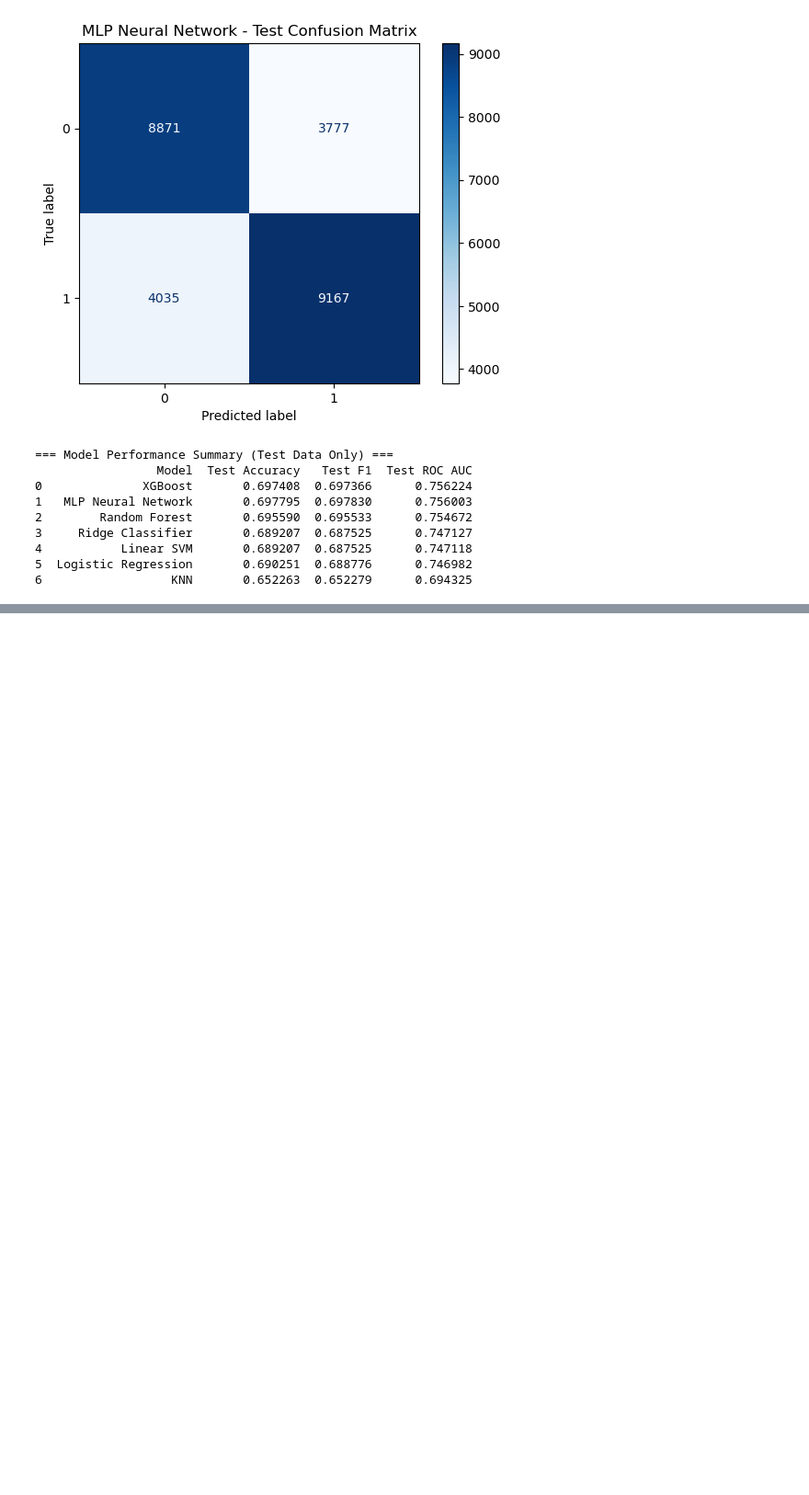
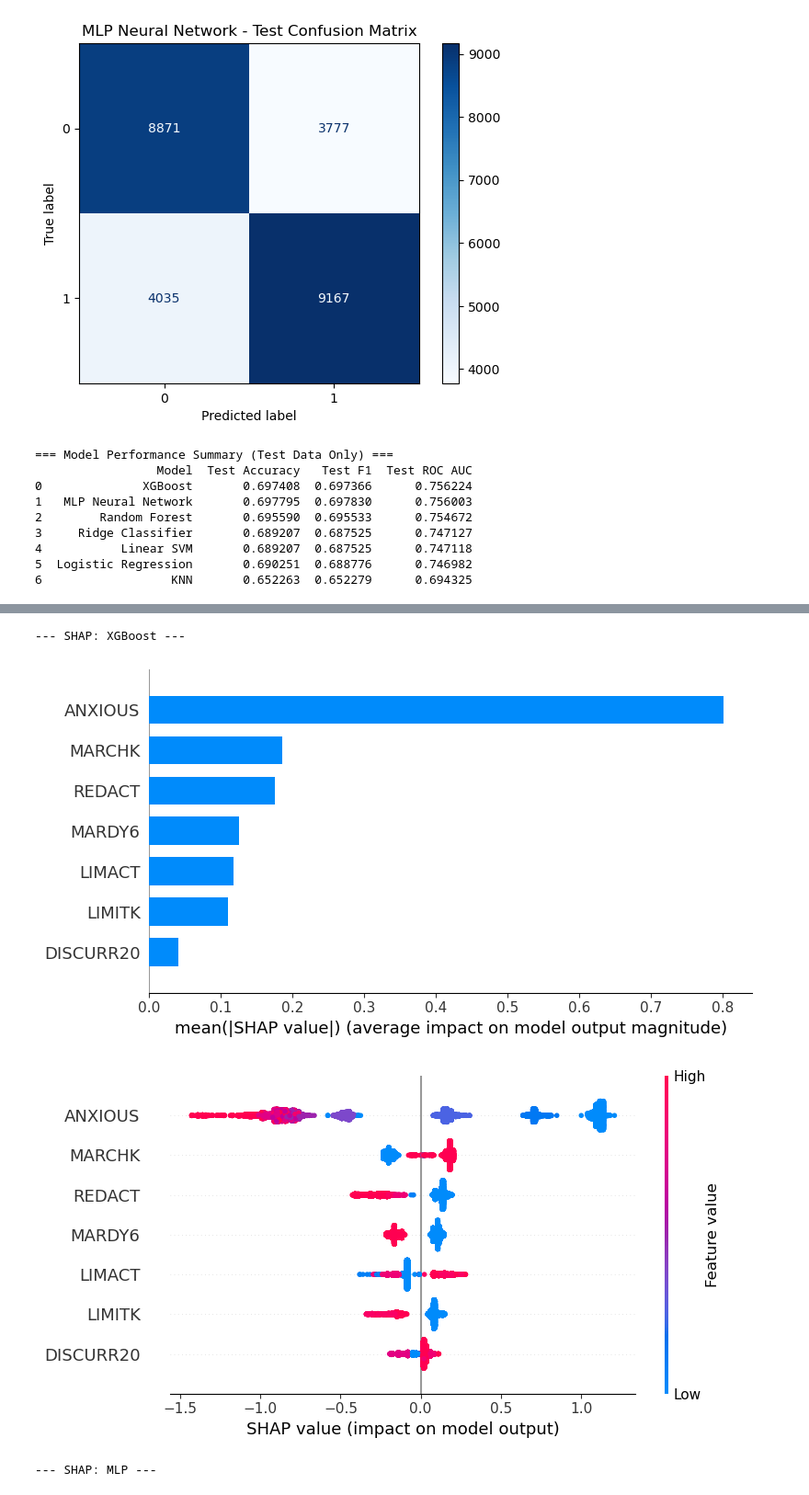
Before and after one commit to maxemporor/MSc-project, a Jupyter notebook: New.ipynb, the cells around one changed output, grey strips where cells are left out. Shown at 92% size. Drawn from its saved outputs; the diff is of its cells as text; code cells hidden in the pictures; blank space fills up the shorter version.

```diff
--- a/New.ipynb
+++ b/New.ipynb
@@ -866,12 +874,12 @@ import numpy as np
 # --- Select models to fine-tune ---
 # Uncomment the ones you want to train
 selected_models = [
-    # "Random Forest",
-    #"XGBoost",
-    # "Ridge Classifier",
-    # "Logistic Regression",
-    # "Linear SVM",
-    # "KNN",
+    "Random Forest",
+    "XGBoost",
+    "Ridge Classifier",
+    "Logistic Regression",
+    "Linear SVM",
+    "KNN",
     "MLP Neural Network"
 ]
 
@@ -987,3 +1005,60 @@ Model: MLP Neural Network
 Best Hyperparameters: {'activation': 'relu', 'hidden_layer_sizes': (64, 32), 'learning_rate_init': 0.001, 'max_iter': 200, 'solver': 'adam'}
 MLP Neural Network : Accuracy: 0.6978 | F1-Score: 0.6978 | ROC-AUC: 0.7560
 ==================================================
+# %%
+# --- Save best models ---
+if model_name in ["XGBoost", "MLP Neural Network"]:
+    if "best_models" not in globals():
+        best_models = {}
+    best_models[model_name] = best_model
+# %%
+import shap
+
+# Get feature names from original data
+feature_names = X_train_raw.columns.tolist()
+
+# SHAP for XGBoost
+if "XGBoost" in best_models:
+    xgb_model = best_models["XGBoost"]
+
+    print("\n--- SHAP: XGBoost ---")
+    explainer_xgb = shap.TreeExplainer(xgb_model)
+    shap_values_xgb = explainer_xgb.shap_values(X_test_raw)
+
+    # Global feature importance (bar plot)
+    shap.summary_plot(shap_values_xgb, X_test_raw, feature_names=feature_names, plot_type="bar", show=True)
+    plt.show()
+
+    # Detailed beeswarm plot
+    shap.summary_plot(shap_values_xgb, X_test_raw, feature_names=feature_names, show=True)
+    plt.show()
+
+
+# SHAP for MLP
+if "MLP Neural Network" in best_models:
+    mlp_model = best_models["MLP Neural Network"]
+
+    print("\n--- SHAP: MLP ---")
+    # Wrap scaled arrays into DataFrames with feature names
+    X_train_df = pd.DataFrame(X_train_scaled, columns=feature_names)
+    X_test_df  = pd.DataFrame(X_test_scaled,  columns=feature_names)
+
+    # Sample for speed (KernelExplainer is slow)
+    sample_train = shap.sample(X_train_df, 100, random_state=42)
+    sample_test  = shap.sample(X_test_df, 100, random_state=42)
+
+    explainer_mlp = shap.KernelExplainer(mlp_model.predict, sample_train)
+    shap_values_mlp = explainer_mlp.shap_values(sample_test)
+
+    # Global feature importance (bar plot)
+    shap.summary_plot(shap_values_mlp, sample_test, feature_names=feature_names, plot_type="bar", show=True)
+    plt.show()
+
+    # Detailed beeswarm plot
+    shap.summary_plot(shap_values_mlp, sample_test, feature_names=feature_names, show=True)
+    plt.show()
+# %% [output]
+--- SHAP: XGBoost ---
+[figure, added]
+[figure, added]
+--- SHAP: MLP ---
```
Also changed, not shown: parts of 3 cells of this notebook.
